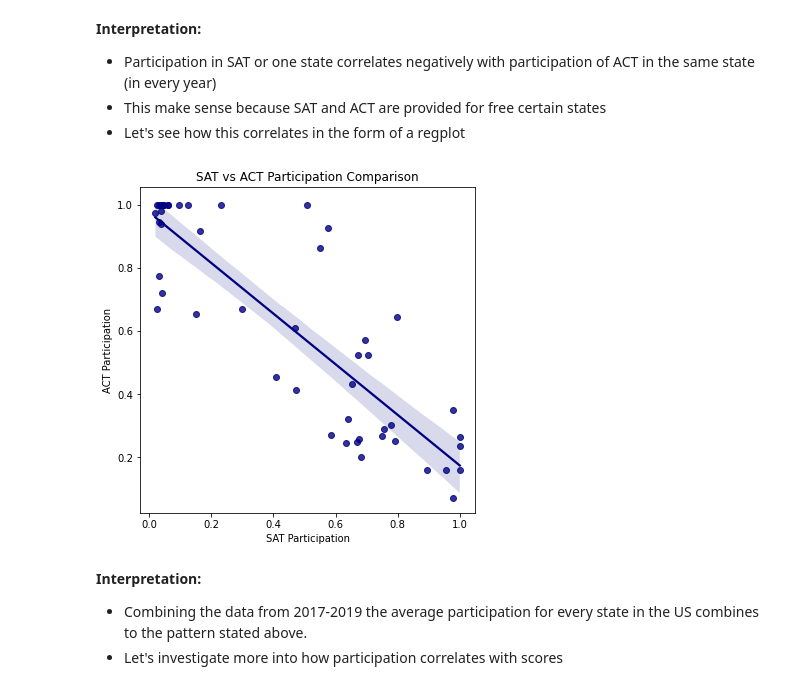
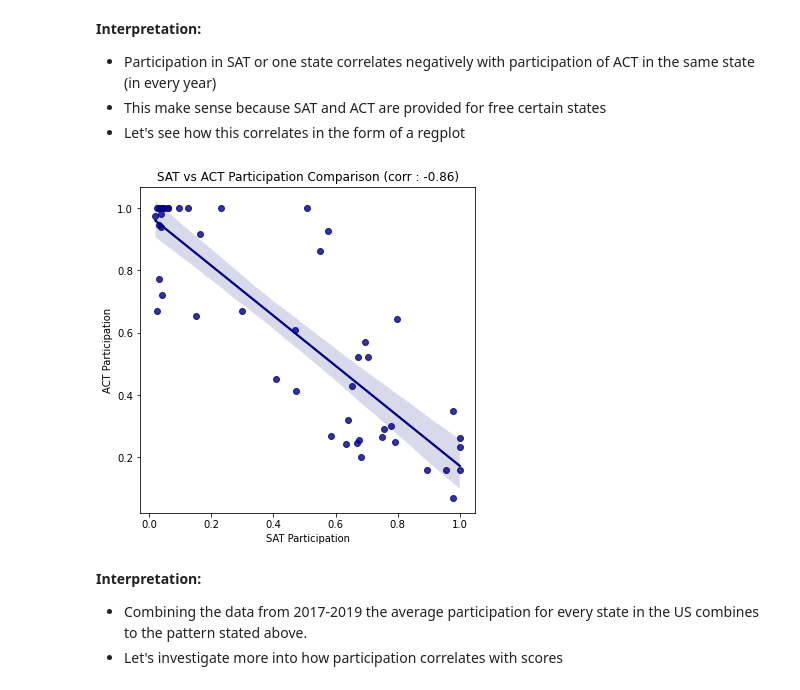
Before and after one commit to krisgch/dsi_project_satcat, a Jupyter notebook: code/sat_act_eda.ipynb, the cells around one changed output. Cells and saved outputs as stored; diff of their text form; code cells hidden in the pictures.

```diff
--- a/code/sat_act_eda.ipynb
+++ b/code/sat_act_eda.ipynb
@@ -172,19 +174,22 @@ __Interpretation:__
 # %%
 # Investigate further using regplot
 fig, axes = plt.subplots(figsize=(6,6))
 
 # plot
 sns.regplot(x='sat_avg',y='act_avg',data=sat_act_parti_df,ax=axes,color='#000080')
 
+# characteristic
+graph_corr = round(sat_act_parti_df[['sat_avg','act_avg']].corr()['act_avg']['sat_avg'],2)
+
 # style title
-axes.set_title('SAT vs ACT Participation Comparison')
+axes.set_title(f'SAT vs ACT Participation Comparison (corr : {graph_corr})')
 
 # style label
 axes.set_xlabel('SAT Participation')
 axes.set_ylabel('ACT Participation')
 plt.savefig('../figure/sat_act_participation_scatter.jpg');
 # %% [output]
-[figure, old version]
+[figure, new version]
 # %% [markdown]
 __Interpretation:__
 - Combining the data from 2017-2019 the average participation for every state in the US combines to the pattern stated above.
```
Also changed, not shown: parts of 5 cells of this notebook, 8 other files.
